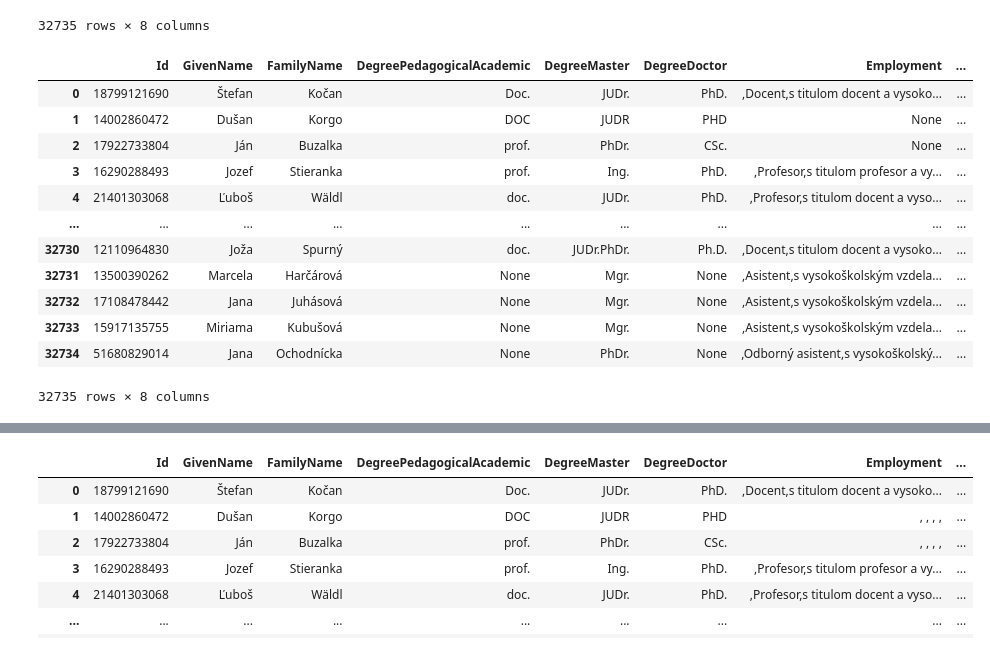
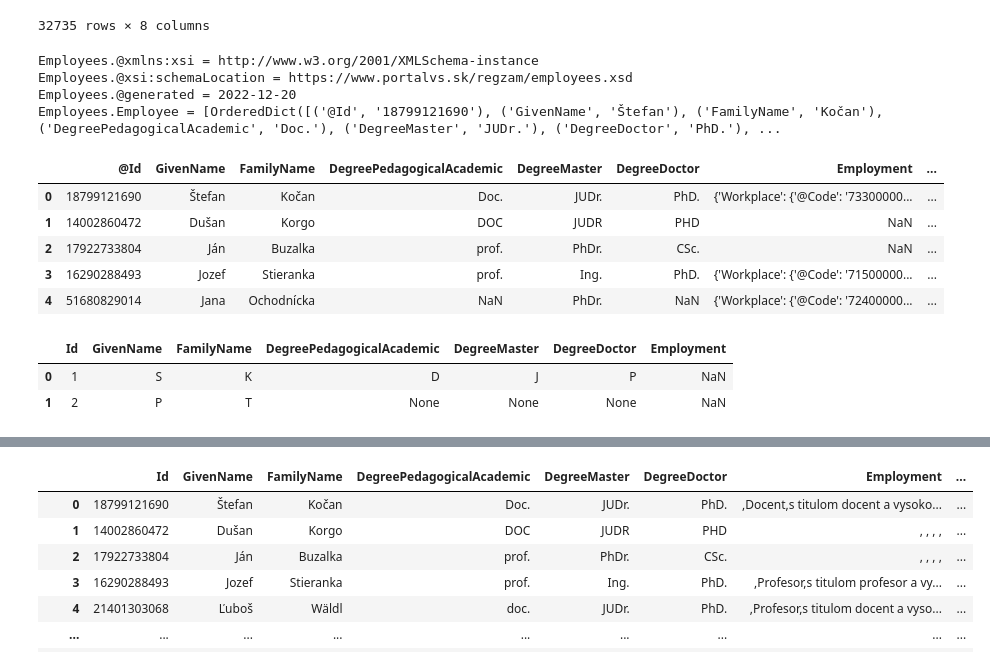
Before and after one commit to hudo16-38/pridav-project, a Jupyter notebook: preprocessing/data_preprocessing.ipynb, the cells around one changed output, grey strips where cells are left out. Cells and saved outputs as stored; diff of their text form; code cells hidden in the pictures.

```diff
--- a/preprocessing/data_preprocessing.ipynb
+++ b/preprocessing/data_preprocessing.ipynb
@@ -89,3 +89,46 @@ display(regzam_data)
 | 32733 | 15917135755 | Miriama | Kubušová | None | Mgr. | None | NaN | ... |
 | 32734 | 51680829014 | Jana | Ochodnícka | None | PhDr. | None | NaN | ... |
 32735 rows × 8 columns
+# %%
+# https://stackoverflow.com/questions/38852822/how-to-flatten-xml-file-in-python
+# Original code: https://codereview.stackexchange.com/a/21035
+from collections import OrderedDict
+
+def flatten_dict(d):
+    def items():
+        for key, value in d.items():
+            if isinstance(value, dict):
+                for subkey, subvalue in flatten_dict(value).items():
+                    yield key + "." + subkey, subvalue
+            else:
+                yield key, value
+
+    return OrderedDict(items())
+
+import xmltodict
+
+# Convert to dict
+with open('../data/regzam_short.xml', 'rb') as f:
+    xml_content = xmltodict.parse(f)
+
+# Flatten dict
+flattened_xml = flatten_dict(xml_content)
+
+# Print in desired format
+for k,v in flattened_xml.items():
+    print('{} = {}'.format(k,v))
+# %% [output]
+Employees.@xmlns:xsi = http://www.w3.org/2001/XMLSchema-instance
+Employees.@xsi:schemaLocation = https://www.portalvs.sk/regzam/employees.xsd
+Employees.@generated = 2022-12-20
+Employees.Employee = [OrderedDict([('@Id', '18799121690'), ('GivenName', 'Štefan'), ('FamilyName', 'Kočan'), ('DegreePedagogicalAcademic', 'Doc.'), ('DegreeMaster', 'JUDr.'), ('DegreeDoctor', 'PhD.'), ...
+# %%
+df = pd.DataFrame(flattened_xml['Employees.Employee'])
+display(df)
+# %% [output]
+|  | @Id | GivenName | FamilyName | DegreePedagogicalAcademic | DegreeMaster | DegreeDoctor | Employment | ... |
+| 0 | 18799121690 | Štefan | Kočan | Doc. | JUDr. | PhD. | {'Workplace': {'@Code': '73300000... | ... |
+| 1 | 14002860472 | Dušan | Korgo | DOC | JUDR | PHD | NaN | ... |
+| 2 | 17922733804 | Ján | Buzalka | prof. | PhDr. | CSc. | NaN | ... |
+| 3 | 16290288493 | Jozef | Stieranka | prof. | Ing. | PhD. | {'Workplace': {'@Code': '71500000... | ... |
+| 4 | 51680829014 | Jana | Ochodnícka | NaN | PhDr. | NaN | {'Workplace': {'@Code': '72400000... | ... |
@@ -92,18 +137,8 @@ display(regzam_data)
 # %%
 # zdroj: https://stackoverflow.com/questions/71361593/how-to-read-nested-xml-file-with-python-pandas
-regzam_data = pd.read_xml('../data/regzam_portalvs.xml', stylesheet='my_style.xsl')
+regzam_data = pd.read_xml('../data/regzam_short.xml', stylesheet='my_stylesheet.xsl')
 display(regzam_data)
 # %% [output]
-|  | Id | GivenName | FamilyName | DegreePedagogicalAcademic | DegreeMaster | DegreeDoctor | Employment | ... |
-| 0 | 18799121690 | Štefan | Kočan | Doc. | JUDr. | PhD. | ,Docent,s titulom docent a vysoko... | ... |
-| 1 | 14002860472 | Dušan | Korgo | DOC | JUDR | PHD | None | ... |
-| 2 | 17922733804 | Ján | Buzalka | prof. | PhDr. | CSc. | None | ... |
-| 3 | 16290288493 | Jozef | Stieranka | prof. | Ing. | PhD. | ,Profesor,s titulom profesor a vy... | ... |
-| 4 | 21401303068 | Ľuboš | Wäldl | doc. | JUDr. | PhD. | ,Profesor,s titulom docent a vyso... | ... |
-| ... | ... | ... | ... | ... | ... | ... | ... | ... |
-| 32730 | 12110964830 | Joža | Spurný | doc. | JUDr.PhDr. | Ph.D. | ,Docent,s titulom docent a vysoko... | ... |
-| 32731 | 13500390262 | Marcela | Harčárová | None | Mgr. | None | ,Asistent,s vysokoškolským vzdela... | ... |
-| 32732 | 17108478442 | Jana | Juhásová | None | Mgr. | None | ,Asistent,s vysokoškolským vzdela... | ... |
-| 32733 | 15917135755 | Miriama | Kubušová | None | Mgr. | None | ,Asistent,s vysokoškolským vzdela... | ... |
-| 32734 | 51680829014 | Jana | Ochodnícka | None | PhDr. | None | ,Odborný asistent,s vysokoškolský... | ... |
+|  | Id | GivenName | FamilyName | DegreePedagogicalAcademic | DegreeMaster | DegreeDoctor | Employment |
+| 0 | 1 | S | K | D | J | P | NaN |
+| 1 | 2 | P | T | None | None | None | NaN |
-32735 rows × 8 columns
```
Also changed, not shown: parts of 15 cells of this notebook.
